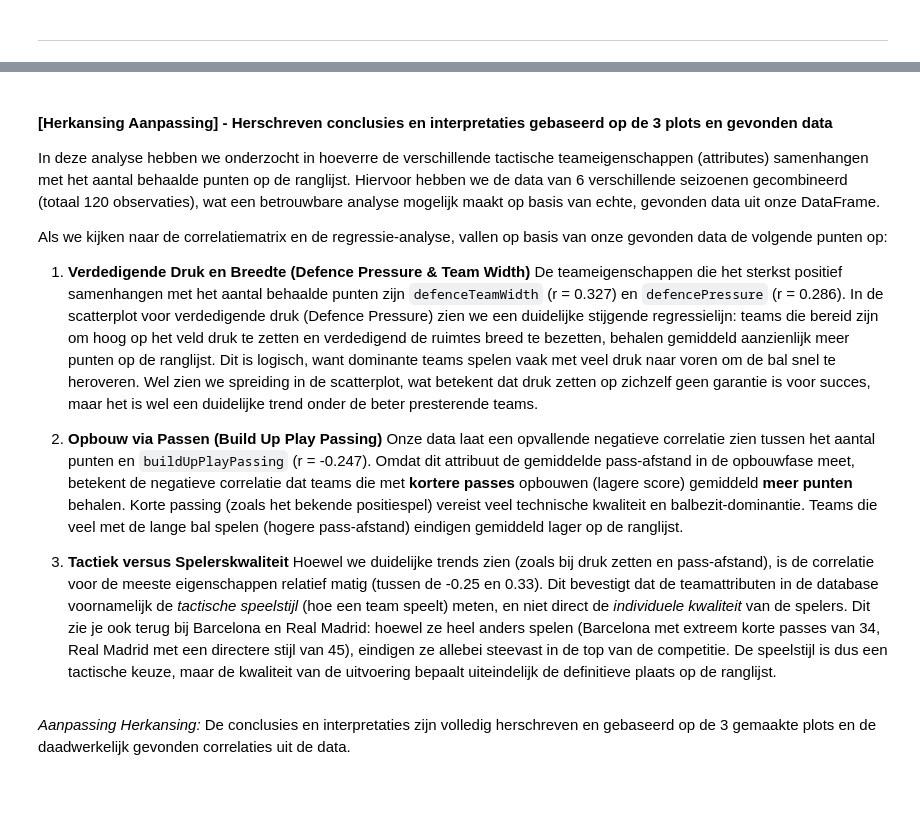
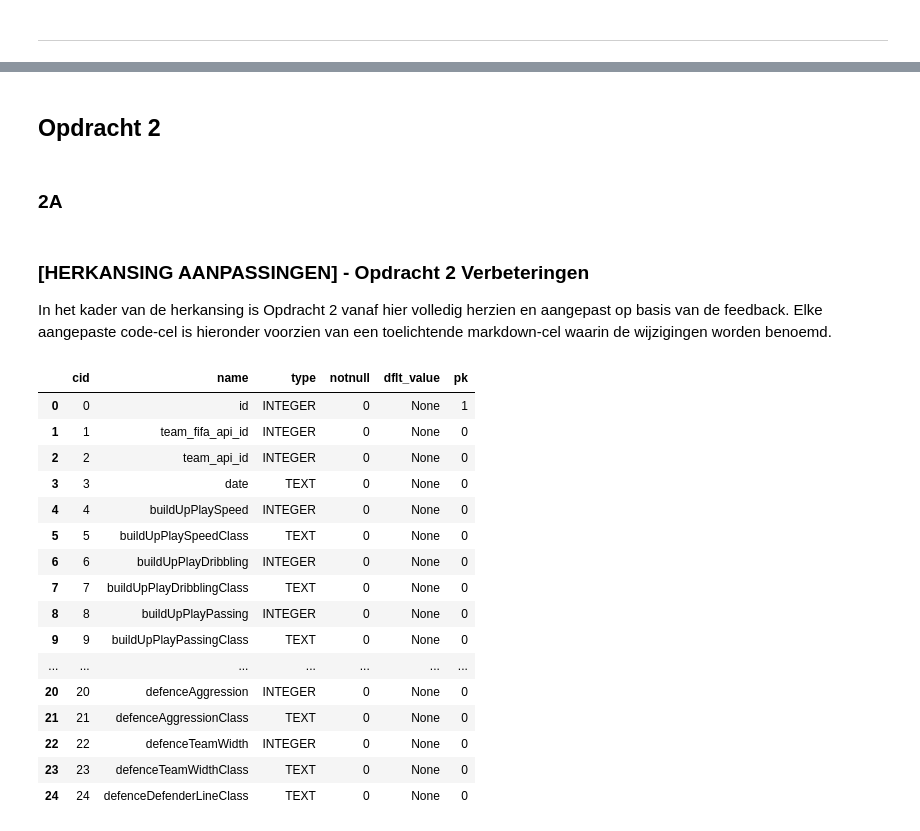
Before and after one commit to ShaliniBekaroe/Datalab_semester2_Groep1, a Jupyter notebook: notebook/data_mining_sprint3.ipynb, the cells around one changed output, grey strips where cells are left out. Cells and saved outputs as stored; diff of their text form; code cells hidden in the pictures; blank space fills up the shorter version.

Commit message:
Opdracht 2 toegevoegt

```diff
--- a/notebook/data_mining_sprint3.ipynb
+++ b/notebook/data_mining_sprint3.ipynb
@@ -274,17 +267,37 @@ Elke aangepaste code-cel is hieronder voorzien van een toelichtende markdown-cel
-# %% [markdown]
-#### [Herkansing Aanpassing] - Herschreven conclusies en interpretaties gebaseerd op de 3 plots en gevonden data
-
-In deze analyse hebben we onderzocht in hoeverre de verschillende tactische teameigenschappen (attributes) samenhangen met het aantal behaalde punten op de ranglijst. Hiervoor hebben we de data van 6 verschillende seizoenen gecombineerd (totaal 120 observaties), wat een betrouwbare analyse mogelijk maakt op basis van echte, gevonden data uit onze DataFrame.
-
-Als we kijken naar de correlatiematrix en de regressie-analyse, vallen op basis van onze gevonden data de volgende punten op:
-
-1. **Verdedigende Druk en Breedte (Defence Pressure & Team Width)**
-   De teameigenschappen die het sterkst positief samenhangen met het aantal behaalde punten zijn `defenceTeamWidth` (r = 0.327) en `defencePressure` (r = 0.286). In de scatterplot voor verdedigende druk (Defence Pressure) zien we een duidelijke stijgende regressielijn: teams die bereid zijn om hoog op het veld druk te zetten en verdedigend de ruimtes breed te bezetten, behalen gemiddeld aanzienlijk meer punten op de ranglijst. Dit is logisch, want dominante teams spelen vaak met veel druk naar voren om de bal snel te heroveren. Wel zien we spreiding in de scatterplot, wat betekent dat druk zetten op zichzelf geen garantie is voor succes, maar het is wel een duidelijke trend onder de beter presterende teams.
-
-2. **Opbouw via Passen (Build Up Play Passing)**
-   Onze data laat een opvallende negatieve correlatie zien tussen het aantal punten en `buildUpPlayPassing` (r = -0.247). Omdat dit attribuut de gemiddelde pass-afstand in de opbouwfase meet, betekent de negatieve correlatie dat teams die met **kortere passes** opbouwen (lagere score) gemiddeld **meer punten** behalen. Korte passing (zoals het bekende positiespel) vereist veel technische kwaliteit en balbezit-dominantie. Teams die veel met de lange bal spelen (hogere pass-afstand) eindigen gemiddeld lager op de ranglijst.
-
-3. **Tactiek versus Spelerskwaliteit**
-   Hoewel we duidelijke trends zien (zoals bij druk zetten en pass-afstand), is de correlatie voor de meeste eigenschappen relatief matig (tussen de -0.25 en 0.33). Dit bevestigt dat de teamattributen in de database voornamelijk de *tactische speelstijl* (hoe een team speelt) meten, en niet direct de *individuele kwaliteit* van de spelers. Dit zie je ook terug bij Barcelona en Real Madrid: hoewel ze heel anders spelen (Barcelona met extreem korte passes van 34, Real Madrid met een directere stijl van 45), eindigen ze allebei steevast in de top van de competitie. De speelstijl is dus een tactische keuze, maar de kwaliteit van de uitvoering bepaalt uiteindelijk de definitieve plaats op de ranglijst.
-# %% [markdown]
-*Aanpassing Herkansing:* De conclusies en interpretaties zijn volledig herschreven en gebaseerd op de 3 gemaakte plots en de daadwerkelijk gevonden correlaties uit de data.
+# %% [markdown]
+## Opdracht 2
+# %% [markdown]
+### 2A
+# %% [markdown]
+### [HERKANSING AANPASSINGEN] - Opdracht 2 Verbeteringen
+
+In het kader van de herkansing is Opdracht 2 vanaf hier volledig herzien en aangepast op basis van de feedback.
+Elke aangepaste code-cel is hieronder voorzien van een toelichtende markdown-cel waarin de wijzigingen worden benoemd.
+# %%
+def toon_kolominformatie_tabel(connection, tabel_naam):
+    """
+    Haalt de kolommen en datatypes op van een specifieke tabel in de database.
+    """
+    query = f"PRAGMA table_info({tabel_naam});"
+    return pd.read_sql_query(query, connection)
+
+df_info = toon_kolominformatie_tabel(conn, 'Team_Attributes')
+df_info
+# %% [output]
+|  | cid | name | type | notnull | dflt_value | pk |
+| 0 | 0 | id | INTEGER | 0 | None | 1 |
+| 1 | 1 | team_fifa_api_id | INTEGER | 0 | None | 0 |
+| 2 | 2 | team_api_id | INTEGER | 0 | None | 0 |
+| 3 | 3 | date | TEXT | 0 | None | 0 |
+| 4 | 4 | buildUpPlaySpeed | INTEGER | 0 | None | 0 |
+| 5 | 5 | buildUpPlaySpeedClass | TEXT | 0 | None | 0 |
+| 6 | 6 | buildUpPlayDribbling | INTEGER | 0 | None | 0 |
+| 7 | 7 | buildUpPlayDribblingClass | TEXT | 0 | None | 0 |
+| 8 | 8 | buildUpPlayPassing | INTEGER | 0 | None | 0 |
+| 9 | 9 | buildUpPlayPassingClass | TEXT | 0 | None | 0 |
+| ... | ... | ... | ... | ... | ... | ... |
+| 20 | 20 | defenceAggression | INTEGER | 0 | None | 0 |
+| 21 | 21 | defenceAggressionClass | TEXT | 0 | None | 0 |
+| 22 | 22 | defenceTeamWidth | INTEGER | 0 | None | 0 |
+| 23 | 23 | defenceTeamWidthClass | TEXT | 0 | None | 0 |
+| 24 | 24 | defenceDefenderLineClass | TEXT | 0 | None | 0 |
```
Also changed, not shown: parts of 21 cells of this notebook.
